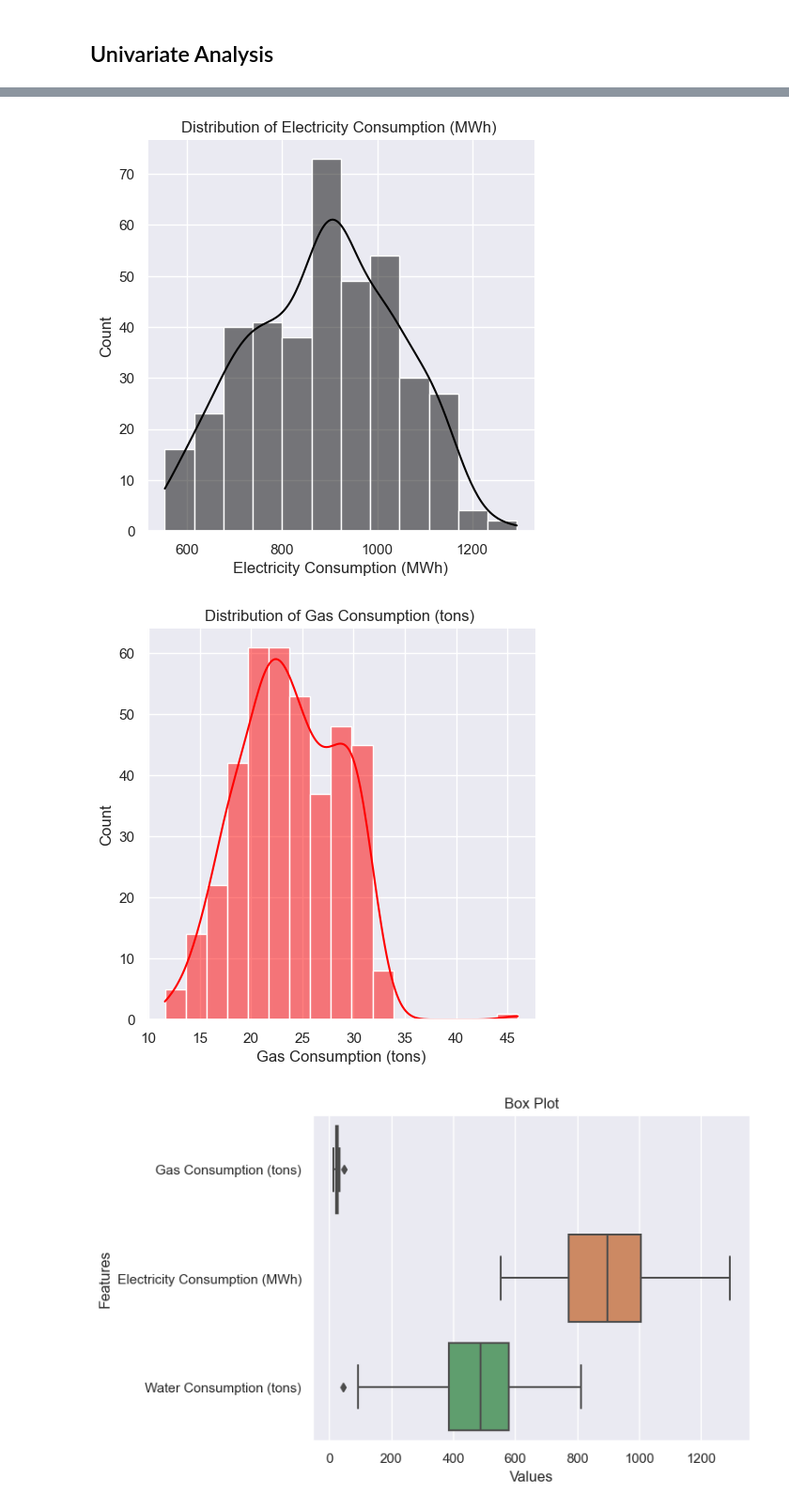
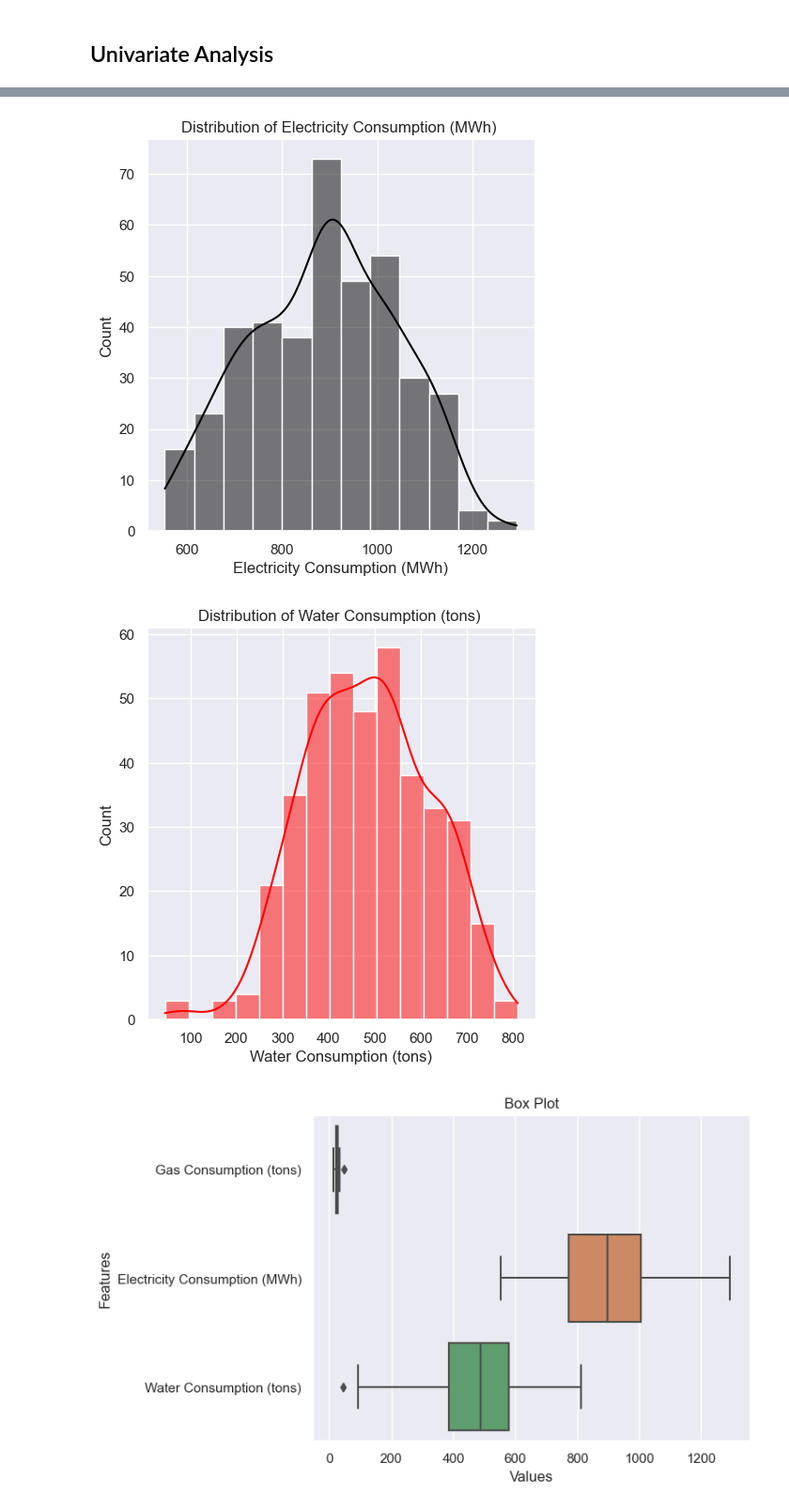
Before and after one commit to ahmakhoo/Forecasting-Clustering-Project, a Jupyter notebook: CA2 part 1.ipynb, the cells around one changed output, grey strips where cells are left out. Shown at 94% size. Cells and saved outputs as stored; diff of their text form; code cells hidden in the pictures.

```diff
--- a/CA2 part 1.ipynb
+++ b/CA2 part 1.ipynb
@@ -111,17 +117,17 @@ the dates are from 1990-01-01 00:00:00 to 2023-01-01 00:00:00
 # plt.title('Water Consumption (tons)')
 # plt.show()
 # %%
-x_values = ['Gas Consumption (tons)', 'Electricity Consumption (MWh)', 'Gas Consumption (tons)']
+x_values = ['Gas Consumption (tons)', 'Electricity Consumption (MWh)', 'Water Consumption (tons)']
 colors = ['blue', 'black', 'red']
 
 for x, color in zip(x_values, colors):
     sns.displot(x=x, kde=True, height=5, data=df, color=color)
     plt.title(f"Distribution of {x} ")
     plt.show()
 # %% [output]
 [figure]
 [figure]
-[figure, old version]
+[figure, new version]
 # %%
 sns.boxplot(data=df , orient= 'h')
 
```
Also changed, not shown: parts of 8 cells of this notebook, 1 other file.
